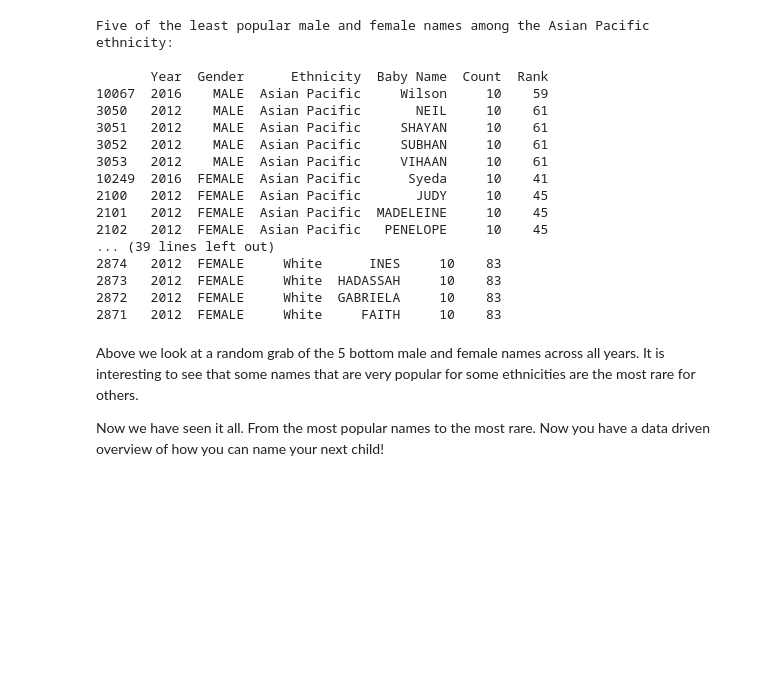
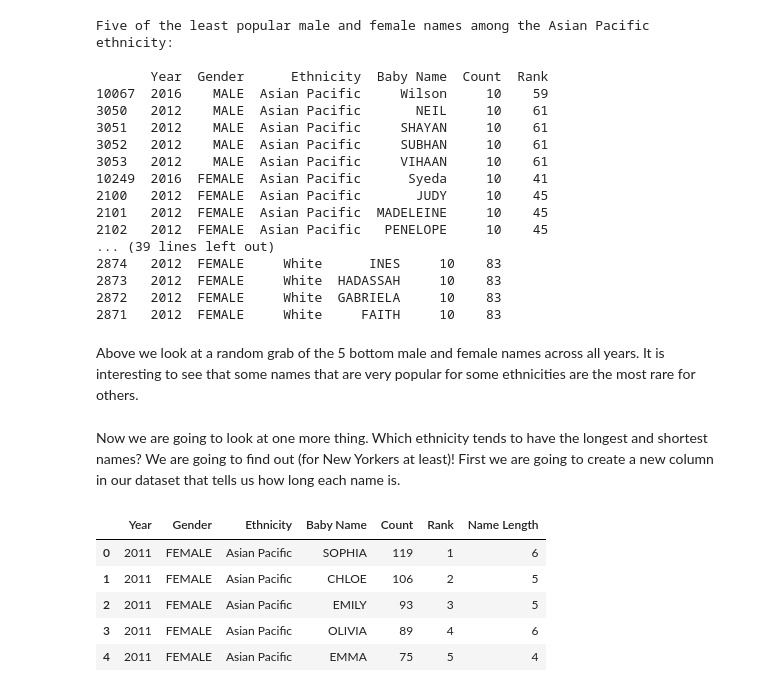
Before and after one commit to ngriffiths13/Applied_Machine_Learning_Classwork, a Jupyter notebook: Homeworks/HW1/Homework 1- Reading, Cleaning, and Visualizing Data.ipynb, the cells around one changed output. Saved outputs shown, nothing was run; the diff lists cells and outputs as text; code cells hidden in the pictures; blank space fills up the shorter version.

```diff
--- a/Homeworks/HW1/Homework 1- Reading, Cleaning, and Visualizing Data.ipynb
+++ b/Homeworks/HW1/Homework 1- Reading, Cleaning, and Visualizing Data.ipynb
@@ -542,5 +542,16 @@ Five of the least popular male and female names among the Asian Pacific ethnicit
 2871   2012  FEMALE     White     FAITH     10    83
 # %% [markdown]
 Above we look at a random grab of the 5 bottom male and female names across all years. It is interesting to see that some names that are very popular for some ethnicities are the most rare for others.
-
-Now we have seen it all. From the most popular names to the most rare. Now you have a data driven overview of how you can name your next child!
+# %% [markdown]
+Now we are going to look at one more thing. Which ethnicity tends to have the longest and shortest names? We are going to find out (for New Yorkers at least)! First we are going to create a new column in our dataset that tells us how long each name is.
+# %%
+#Create a new column for name length
+baby_names['Name Length'] = baby_names['Baby Name'].str.len()
+baby_names.head()
+# %% [output]
+|  | Year | Gender | Ethnicity | Baby Name | Count | Rank | Name Length |
+| 0 | 2011 | FEMALE | Asian Pacific | SOPHIA | 119 | 1 | 6 |
+| 1 | 2011 | FEMALE | Asian Pacific | CHLOE | 106 | 2 | 5 |
+| 2 | 2011 | FEMALE | Asian Pacific | EMILY | 93 | 3 | 5 |
+| 3 | 2011 | FEMALE | Asian Pacific | OLIVIA | 89 | 4 | 6 |
+| 4 | 2011 | FEMALE | Asian Pacific | EMMA | 75 | 5 | 4 |
```
Also changed, not shown: parts of 4 cells of this notebook.
